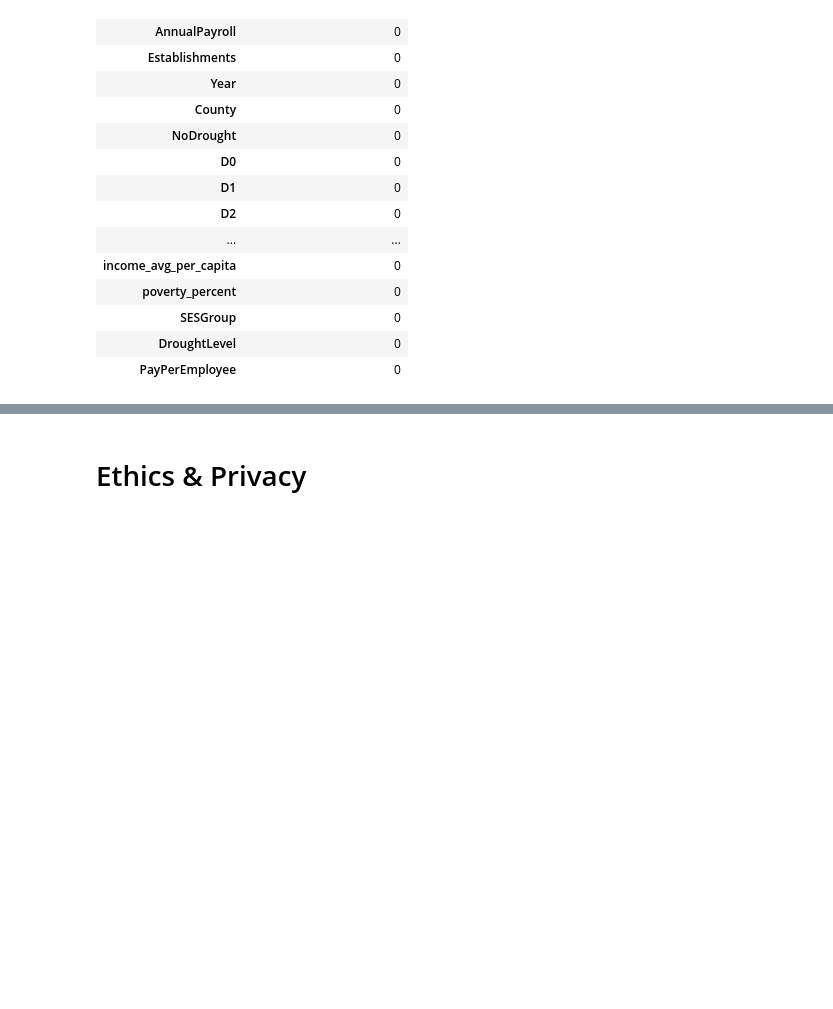
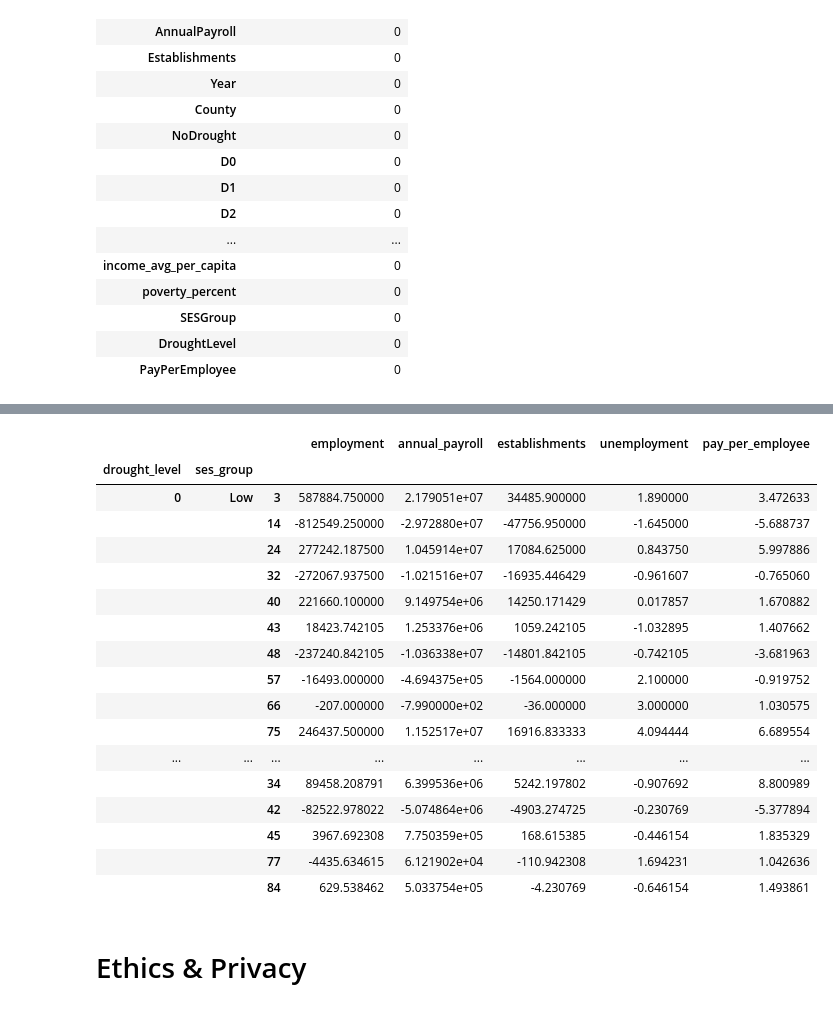
Before and after one commit to jacobmoul/COGS108_Repo, a Jupyter notebook: Final Project/FinalProject.ipynb, the cells around one changed output, grey strips where cells are left out. Cells and saved outputs as stored; diff of their text form; code cells hidden in the pictures; blank space fills up the shorter version.

```diff
--- a/Final Project/FinalProject.ipynb
+++ b/Final Project/FinalProject.ipynb
@@ -356,3 +387,39 @@ pd.DataFrame(project_df.isnull().sum()).rename(columns={0:'Number of Missing Val
+# %%
+# keep only desired variables
+temp_df = project_df.drop(['no_drought', 'D0', 'D1', 'D2', 'D3', 'D4', 'income_avg_per_capita', 'poverty_percent'],axis=1)
+
+# group by year, drought level, and SES
+# average values for each group for each year
+# use function diff to find difference between average values for each year
+temp_df = (temp_df
+ .groupby(['year', 'drought_level', 'ses_group']).mean().dropna(how='all').reset_index()
+ .groupby(['drought_level', 'ses_group'])
+ .apply(lambda x: x.sort_values(by='year').diff())
+)
+
+# divide by year column to make differences all in terms of 1 year
+# drop Year column as it is no longer meaningful
+change_per_year_df = temp_df.apply(lambda x: x / temp_df['year']).dropna().drop('year', axis=1)
+change_per_year_df.head(29)
+# %% [output]
+|  |  |  | employment | annual_payroll | establishments | unemployment | pay_per_employee |
+| drought_level | ses_group |  |  |  |  |  |  |
+| 0 | Low | 3 | 587884.750000 | 2.179051e+07 | 34485.900000 | 1.890000 | 3.472633 |
+|  |  | 14 | -812549.250000 | -2.972880e+07 | -47756.950000 | -1.645000 | -5.688737 |
+|  |  | 24 | 277242.187500 | 1.045914e+07 | 17084.625000 | 0.843750 | 5.997886 |
+|  |  | 32 | -272067.937500 | -1.021516e+07 | -16935.446429 | -0.961607 | -0.765060 |
+|  |  | 40 | 221660.100000 | 9.149754e+06 | 14250.171429 | 0.017857 | 1.670882 |
+|  |  | 43 | 18423.742105 | 1.253376e+06 | 1059.242105 | -1.032895 | 1.407662 |
+|  |  | 48 | -237240.842105 | -1.036338e+07 | -14801.842105 | -0.742105 | -3.681963 |
+|  |  | 57 | -16493.000000 | -4.694375e+05 | -1564.000000 | 2.100000 | -0.919752 |
+|  |  | 66 | -207.000000 | -7.990000e+02 | -36.000000 | 3.000000 | 1.030575 |
+|  |  | 75 | 246437.500000 | 1.152517e+07 | 16916.833333 | 4.094444 | 6.689554 |
+| ... | ... | ... | ... | ... | ... | ... | ... |
+|  |  | 34 | 89458.208791 | 6.399536e+06 | 5242.197802 | -0.907692 | 8.800989 |
+|  |  | 42 | -82522.978022 | -5.074864e+06 | -4903.274725 | -0.230769 | -5.377894 |
+|  |  | 45 | 3967.692308 | 7.750359e+05 | 168.615385 | -0.446154 | 1.835329 |
+|  |  | 77 | -4435.634615 | 6.121902e+04 | -110.942308 | 1.694231 | 1.042636 |
+|  |  | 84 | 629.538462 | 5.033754e+05 | -4.230769 | -0.646154 | 1.493861 |
 # %% [markdown]
 # Ethics & Privacy
 # %% [markdown]
```
Also changed, not shown: parts of 15 cells of this notebook.
